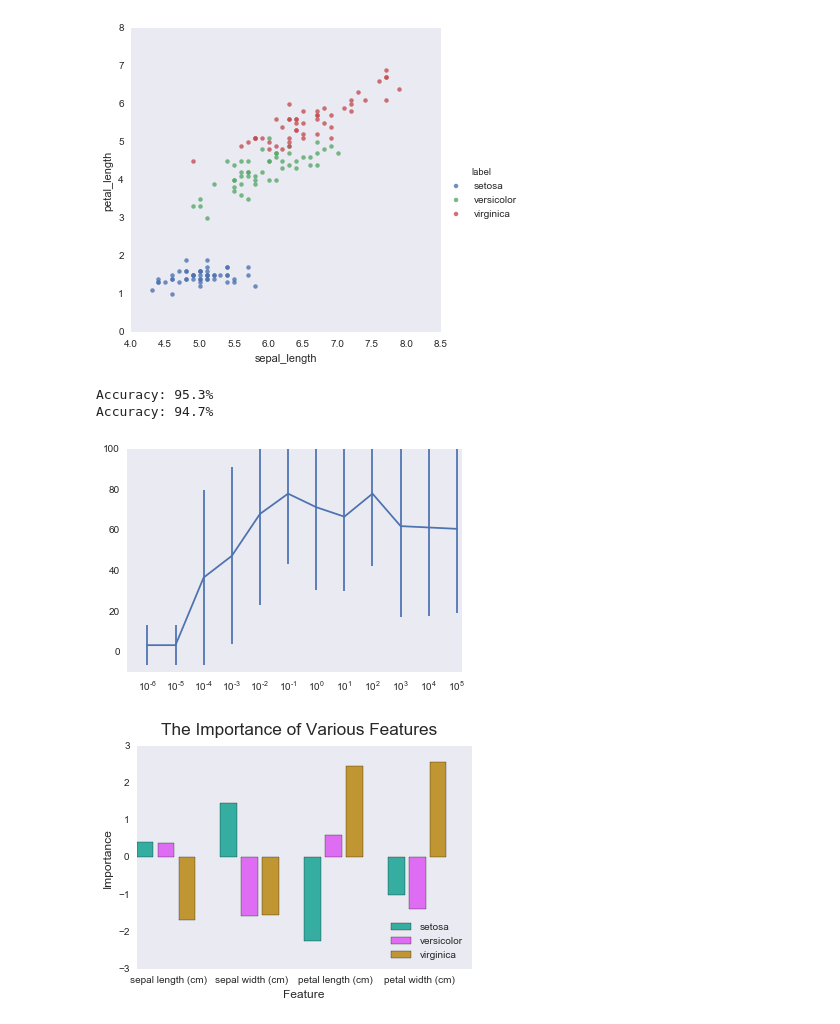
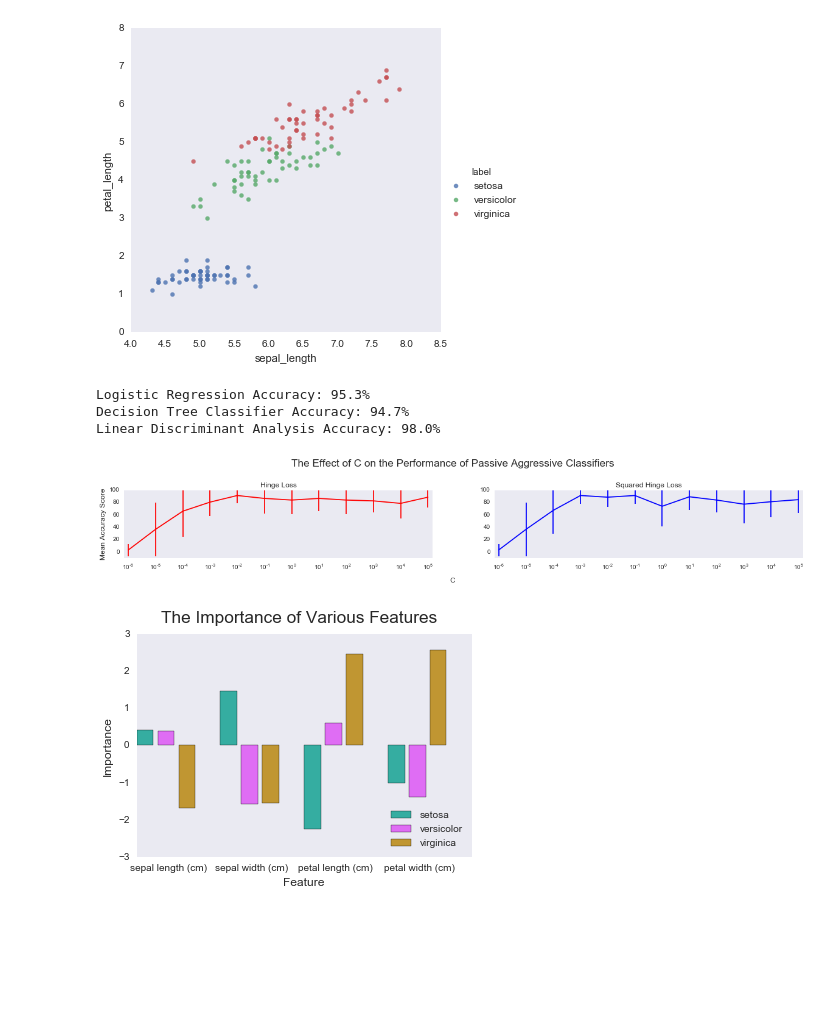
Before and after one commit to chaseWilliams/iris, a Jupyter notebook: EDA.ipynb, the cells around one changed output. Cells and saved outputs as stored; diff of their text form; code cells hidden in the pictures; blank space fills up the shorter version.

```diff
--- a/EDA.ipynb
+++ b/EDA.ipynb
@@ -75,38 +76,48 @@ def test_model(clf):
 # %%
 log = LogisticRegression()
-test_model(log)
+test_model(log, 'Logistic Regression')
 
 dtc = DecisionTreeClassifier()
-test_model(dtc)
+test_model(dtc, 'Decision Tree Classifier')
 
-# linear discrimant analysis
+lda = LinearDiscriminantAnalysis()
+test_model(lda, 'Linear Discriminant Analysis')
 # %% [output]
-Accuracy: 95.3%
-Accuracy: 94.7%
+Logistic Regression Accuracy: 95.3%
+Decision Tree Classifier Accuracy: 94.7%
+Linear Discriminant Analysis Accuracy: 98.0%
 # %%
 groups = 10
 seed = 11
-model = PassiveAggressiveClassifier(loss='squared_hinge')
+pa_1 = PassiveAggressiveClassifier(loss='hinge', n_iter=100)
+pa_2 = PassiveAggressiveClassifier(loss='squared_hinge', n_iter=100)
 kfold = KFold(n_splits=groups, random_state=seed)
 param_range = np.logspace(-6, 5, 12)
 
-train_scores, test_scores = validation_curve(
-    model, X, y, param_name="C", param_range=param_range,
-    cv=kfold, scoring="accuracy", n_jobs=1)
+def model_validation_curve(model, color, ax, title):
+    train_scores, test_scores = validation_curve(
+        model, X, y, param_name="C", param_range=param_range,
+        cv=kfold, scoring="accuracy", n_jobs=1)
+    test_scores_mean = np.mean(test_scores, axis=1)
+    test_scores_std = np.std(test_scores, axis=1)
+    ax.errorbar(param_range, test_scores_mean * 100, yerr=test_scores_std * 100, c=color,
+                capsize=0)
+    ax.set_title(title, size='large')
+    ax.set_xscale('log')
+    ax.set_xlim([7.0e-7, 1.5e5])
+    ax.set_ylim([-10, 100])
 
-train_scores_mean = np.mean(train_scores, axis=1)
-train_scores_std = np.std(train_scores, axis=1)
-test_scores_mean = np.mean(test_scores, axis=1)
-test_scores_std = np.std(test_scores, axis=1)
+fig, (ax1, ax2) = plt.subplots(1, 2, figsize=(20, 2))
+model_validation_curve(pa_1, 'r', ax1, 'Hinge Loss')
+model_validation_curve(pa_2, 'b', ax2, 'Squared Hinge Loss')
 
-plt.errorbar(param_range, test_scores_mean * 100, yerr=test_scores_std * 100)
-plt.xscale('log')
+ax1.set_ylabel('Mean Accuracy Score', size='large')
+fig.text(0.5, -.15, 'C', ha='center', size='large')
 
-plt.xlim([1.9e-7, 1.5e5])
-plt.ylim([-10, 100])
+plt.suptitle('The Effect of C on the Performance of Passive Aggressive Classifiers', size='xx-large', y=1.25)
 plt.show()
 # %% [output]
-[figure, old version]
+[figure, new version]
 # %%
 x_axis = np.array(list(range(0, 15, 4)))
 colors = sns.husl_palette(3, h=.5)
```
Also changed, not shown: parts of 3 cells of this notebook.
